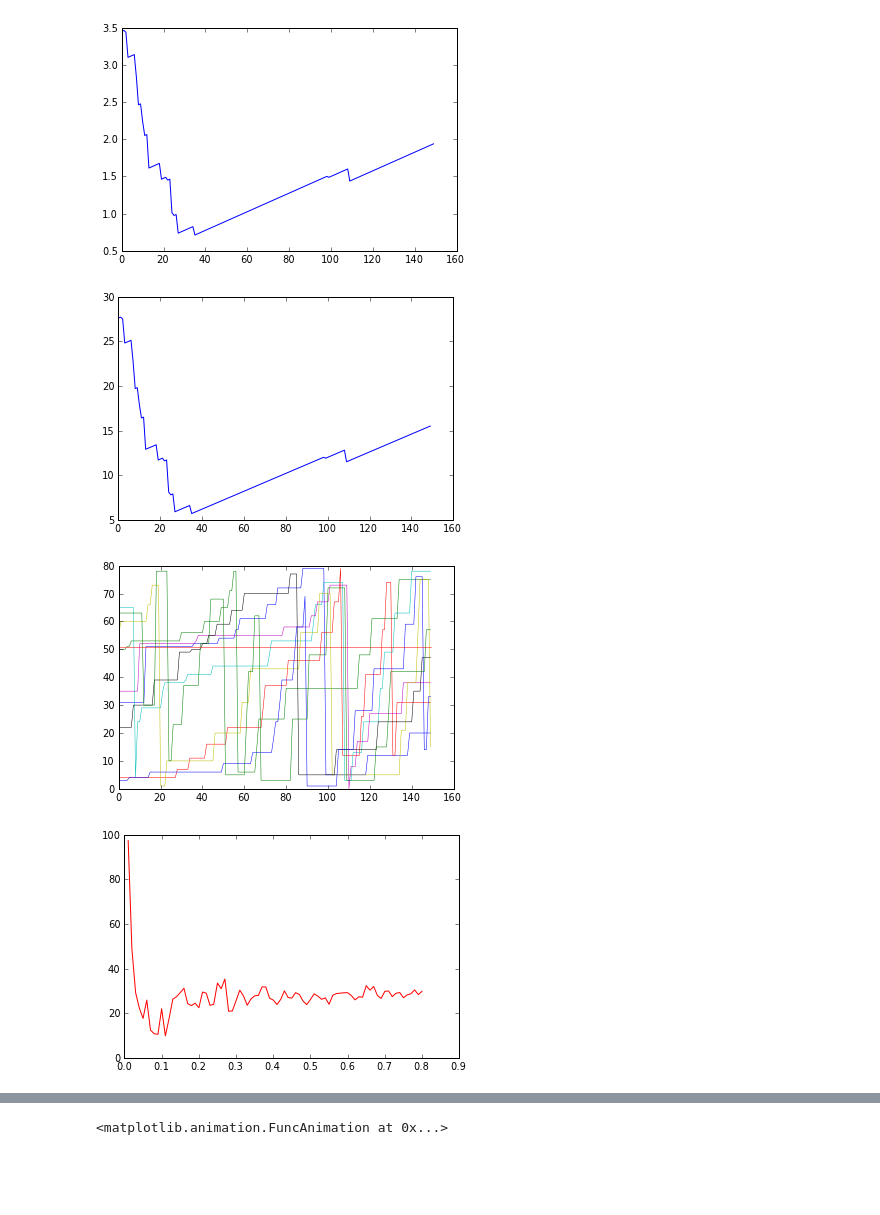
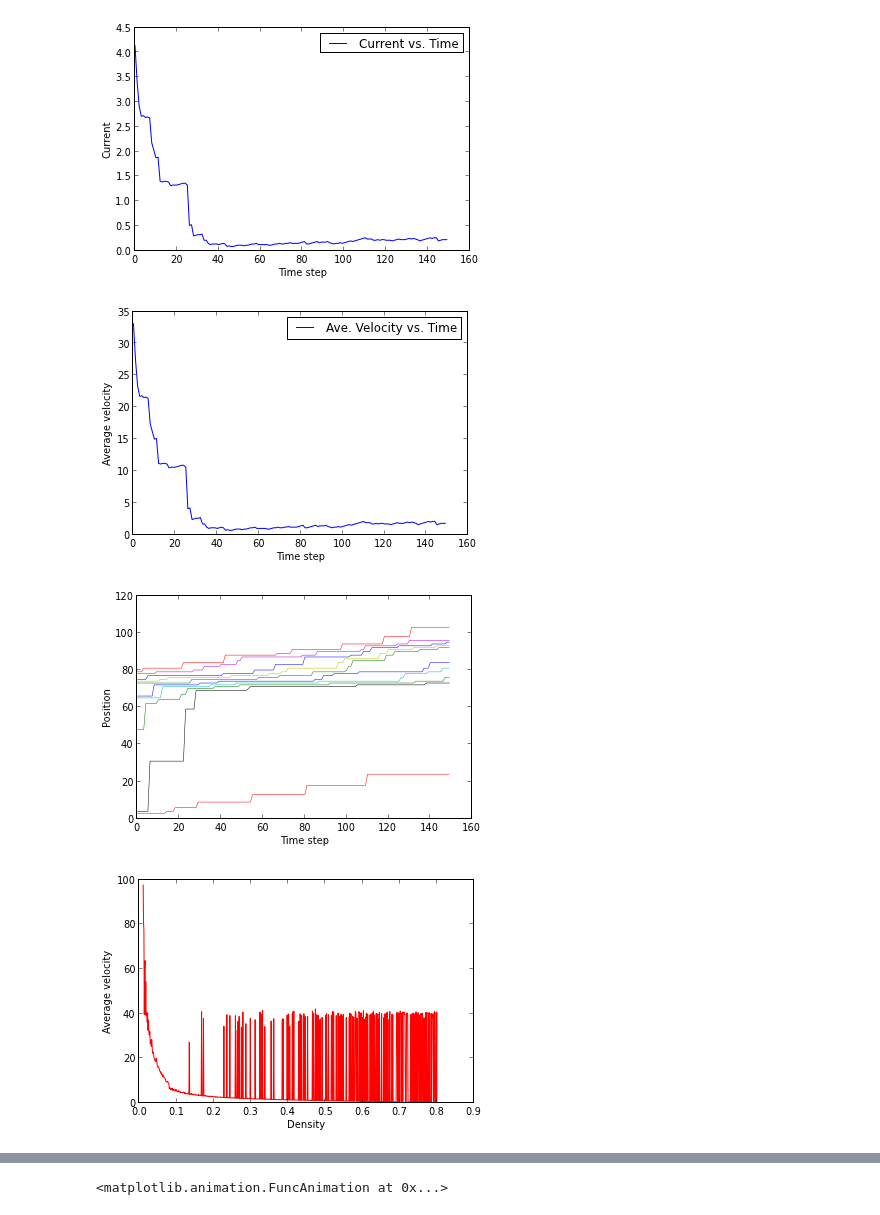
Before and after one commit to jeziegle/PHYS202-S13, a Jupyter notebook: Project/OneDimensionalTraffic.ipynb, the cells around one changed output, grey strips where cells are left out. Saved outputs shown, nothing was run; the diff lists cells and outputs as text; code cells hidden in the pictures; blank space fills up the shorter version.

```diff
--- a/Project/OneDimensionalTraffic.ipynb
+++ b/Project/OneDimensionalTraffic.ipynb
@@ -133,13 +169,18 @@ print g
 # %%
-road,velocity,locs = roadInit(40,5)
+#testing ASEP functions
+road,velocity,locs,loopcount = roadInit(40,5)
 print road
 print velocity
-road,velocity,g,locs = doStepASEP(road,velocity,locs)
+road,velocity,g,locs,loopcount = doStepASEP(road,velocity,locs,loopcount)
 print road
 print velocity
 print g
-road,velocity,g,locs = doStepASEP(road,velocity,locs)
+road,velocity,g,locs,loopcount = doStepASEP(road,velocity,locs,loopcount)
 print road
 print velocity
 print g
+road,velocity,g,locs,loopcount = doStepASEP(road,velocity,locs,loopcount)
+print road
+print velocity
+print g
 # %% [output]
@@ -182,11 +239,20 @@ def doASEP(L,cars,N):
     return avevel, density, current, pos
 # %%
-avevelS,densityS,currentS,posS = doSTCA(80,10,.1,150)
+#doing STCA runs, and plotting current, avevelocity, and positions vs. steps
+avevelS,densityS,currentS,posS = doSTCA(80,79,.1,150)
 t = arange(0,150,1)
-plot(t, currentS)
+plot(t, currentS,label="Current vs. Time")
+xlabel("Time step")
+ylabel("Current")
+legend()
 show()
-plot(t,avevelS)
+plot(t,avevelS,label="Ave. Velocity vs. Time")
+xlabel("Time step")
+ylabel("Average velocity")
+legend()
 show()
-plot(t,posS,linewidth=.5)
+plot(t,posS,linewidth=.5,label="Position vs. Time")
+xlabel("Time step")
+ylabel("Position")
 show()
 # %% [output]
@@ -196,30 +262,44 @@ show()
 # %%
-avevelA,densityA,currentA,posA = doASEP(80,10,150)
-t = arange(0,150,1)
-plot(t,currentA)
+#doing STCA runs, and plotting current, avevelocity, and positions vs. steps
+N = 150
+avevelA,densityA,currentA,posA = doASEP(80,10,N)
+t = arange(0,N,1)
+plot(t, currentA,label="Current vs. Time")
+xlabel("Time step")
+ylabel("Current")
+legend()
 show()
-plot(t,avevelA)
+plot(t,avevelA,label="Ave. Velocity vs. Time")
+xlabel("Time step")
+ylabel("Average velocity")
+legend()
 show()
-plot(t,posA,linewidth=.5)
+plot(t,posA,linewidth=.5,label="Position vs. Time")
+xlabel("Time step")
+ylabel("Position")
 show()
 # %% [output]
-[figure, old version]
+[figure, new version]
-[figure, old version]
+[figure, new version]
-[figure, old version]
+[figure, new version]
 # %%
-cars = arange(1,81,1)
+cars = arange(1,80.1,.1)
 road = zeros(len(cars),int)+100
 aveavevelS = zeros(len(cars),float)
 densityarrS = zeros(len(cars),float)
 for i in range(len(cars)):
-    avevelS,densityS,currentS,posS = doSTCA(road[i],cars[i],.1,150)
+    avevelS,densityS,currentS,posS = doSTCA(road[i],cars[i],.1,100)
     aveaveveliter = sum(avevelS)/len(avevelS)
     aveavevelS[i] = aveaveveliter
     densityarrS[i] = densityS
 
 plot(densityarrS,aveavevelS,'r-')
+xlabel("Density")
+ylabel("Average velocity")
 show()
-#at medium density there is a max in the average velocity for the STCA method
+#This plot appears to show that average velocity exponentially decays as a function of density
+#as the density approaches 1 the cars sometimes reach a really high average velocity, which
+#might be an artifact of the simulation type
 # %% [output]
-[figure, old version]
+[figure, new version]
 # %%
```
Also changed, not shown: parts of 7 cells of this notebook.
